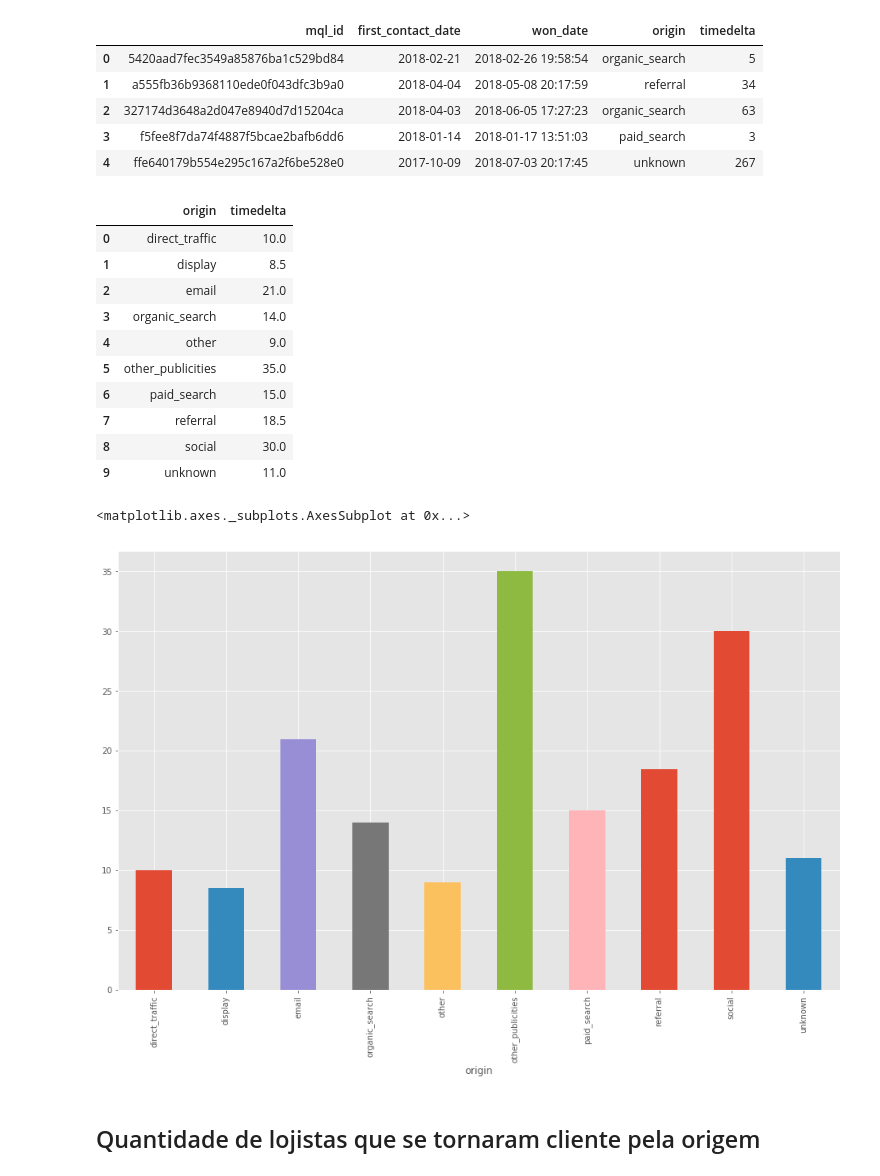
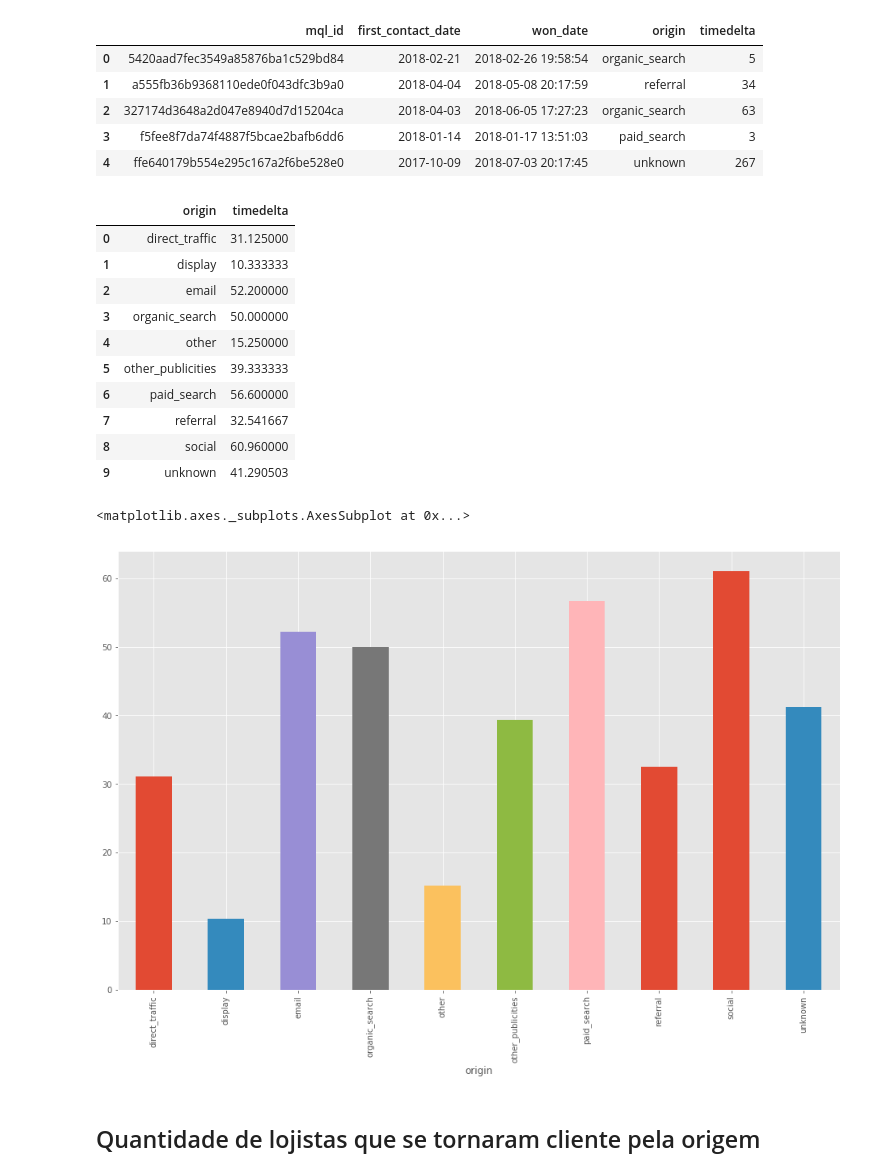
Before and after one commit to Crissky/brazilian-ecommerce, a Jupyter notebook: Notebooks/GERAL.ipynb, the cells around one changed output. Drawn from its saved outputs; the diff is of its cells as text; code cells hidden in the pictures.

Commit message:
Troca mediana por média na plotagem dos gráficos

```diff
--- a/Notebooks/GERAL.ipynb
+++ b/Notebooks/GERAL.ipynb
@@ -732,25 +732,25 @@ tabela.head()
 | 4 | ffe640179b554e295c167a2f6be528e0 | 2017-10-09 | 2018-07-03 20:17:45 | unknown | 267 |
 # %%
 tabela= tabela[['origin','timedelta']]
-tabela.groupby(['origin'])['timedelta'].median().reset_index()
+tabela.groupby(['origin'])['timedelta'].mean().reset_index()
 # %% [output]
 |  | origin | timedelta |
-| 0 | direct_traffic | 10.0 |
-| 1 | display | 8.5 |
-| 2 | email | 21.0 |
-| 3 | organic_search | 14.0 |
-| 4 | other | 9.0 |
-| 5 | other_publicities | 35.0 |
-| 6 | paid_search | 15.0 |
-| 7 | referral | 18.5 |
-| 8 | social | 30.0 |
-| 9 | unknown | 11.0 |
+| 0 | direct_traffic | 31.125000 |
+| 1 | display | 10.333333 |
+| 2 | email | 52.200000 |
+| 3 | organic_search | 50.000000 |
+| 4 | other | 15.250000 |
+| 5 | other_publicities | 39.333333 |
+| 6 | paid_search | 56.600000 |
+| 7 | referral | 32.541667 |
+| 8 | social | 60.960000 |
+| 9 | unknown | 41.290503 |
 # %%
 fig, ax = plt.subplots()
-tabela.groupby(['origin'])['timedelta'].median().plot(kind='bar')
+tabela.groupby(['origin'])['timedelta'].mean().plot(kind='bar')
 # %% [output]
 <matplotlib.axes._subplots.AxesSubplot at 0x...>
-[figure, old version]
+[figure, new version]
 # %% [markdown]
 ## Quantidade de lojistas que se tornaram cliente pela origem
 # %%
```
Also changed, not shown: parts of 2 cells of this notebook.
